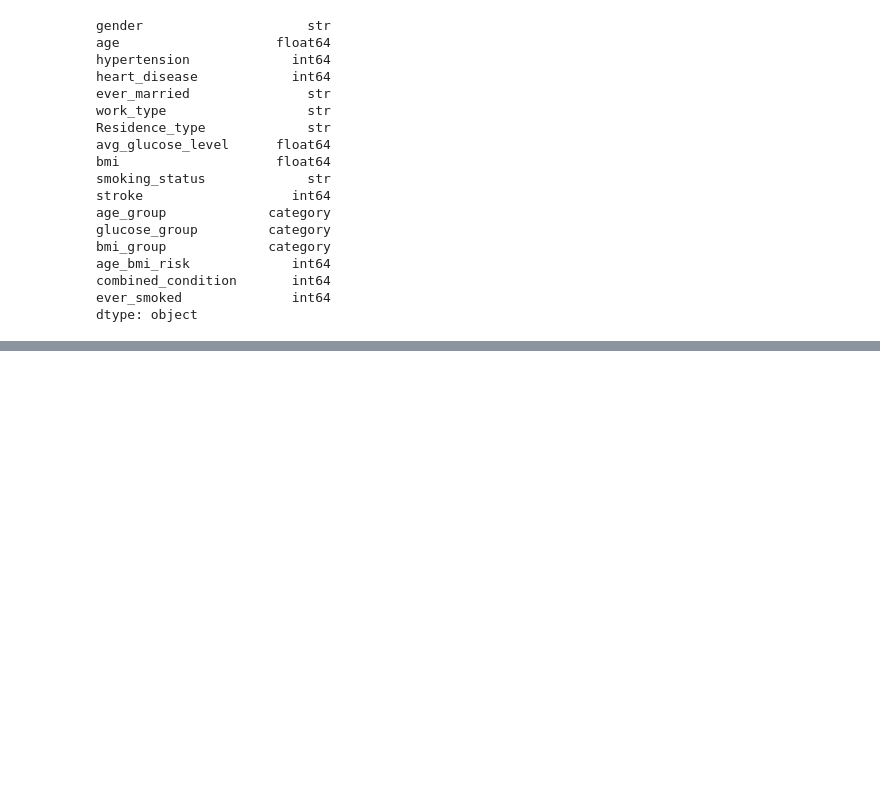
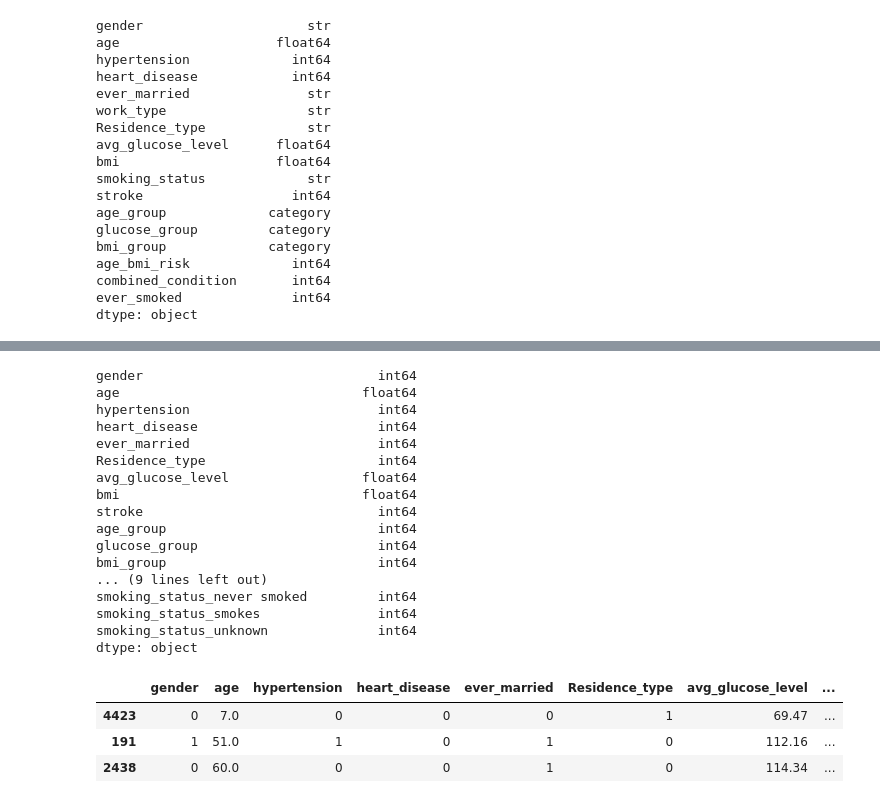
Before and after one commit to maxintelligence/stroke-prediction, a Jupyter notebook: notebooks/stroke_dataset.ipynb, the cells around one changed output, grey strips where cells are left out. Saved outputs shown, nothing was run; the diff lists cells and outputs as text; code cells hidden in the pictures; blank space fills up the shorter version.

Commit message:
Feature Encoding, Scaling and Clustering Analysis

```diff
--- a/notebooks/stroke_dataset.ipynb
+++ b/notebooks/stroke_dataset.ipynb
@@ -732,2 +733,18 @@ Length: 2, dtype: str
 # %%
-# Encoding categorical columns: gender
+# Encoding categorical columns using binary encoding, OHE and ordinal encoding
+
+df["gender"] = df["gender"].map({"female":0, "male":1})
+df["Residence_type"] = df["Residence_type"].map({"urban":0, "rural":1})
+df["ever_married"] = df["ever_married"].map({"no":0, "yes":1})
+
+ohe_columns = ["work_type", "smoking_status"]
+
+df = pd.get_dummies(df, columns=ohe_columns, dtype=int)
+
+age_mapping = {"Child" : 0, "Young_adult" : 1, "Adult" : 2, "Elderly" : 3}
+bmi_mapping = {"Underweight" : 0, "Normal" : 1, "Obese": 2, "Overweight" : 3}
+glucose_mapping = {"Low" : 0, "Normal" : 1, "Prediabetic" : 2, "Diabetic" : 3}
+
+df["age_group"] = df["age_group"].map(age_mapping).astype(int)
+df["bmi_group"] = df["bmi_group"].map(bmi_mapping).astype(int)
+df["glucose_group"] = df["glucose_group"].map(glucose_mapping).astype(int)
@@ -733,0 +764,26 @@ Length: 2, dtype: str
+# %%
+# checking to see if they're all encoded
+print(df.dtypes)
+df.sample(3)
+# %% [output]
+gender                              int64
+age                               float64
+hypertension                        int64
+heart_disease                       int64
+ever_married                        int64
+Residence_type                      int64
+avg_glucose_level                 float64
+bmi                               float64
+stroke                              int64
+age_group                           int64
+glucose_group                       int64
+bmi_group                           int64
+... (9 lines left out)
+smoking_status_never smoked         int64
+smoking_status_smokes               int64
+smoking_status_unknown              int64
+dtype: object
+|  | gender | age | hypertension | heart_disease | ever_married | Residence_type | avg_glucose_level | ... |
+| 4423 | 0 | 7.0 | 0 | 0 | 0 | 1 | 69.47 | ... |
+| 191 | 1 | 51.0 | 1 | 0 | 1 | 0 | 112.16 | ... |
+| 2438 | 0 | 60.0 | 0 | 0 | 1 | 0 | 114.34 | ... |
```
Also changed, not shown: parts of 22 cells of this notebook, 14 other files.
